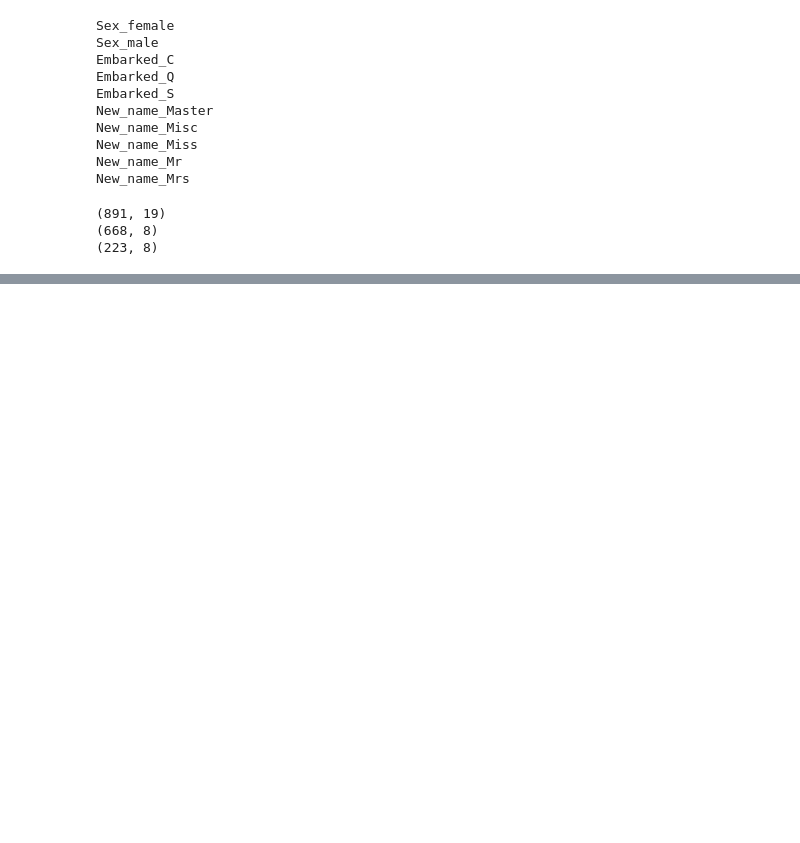
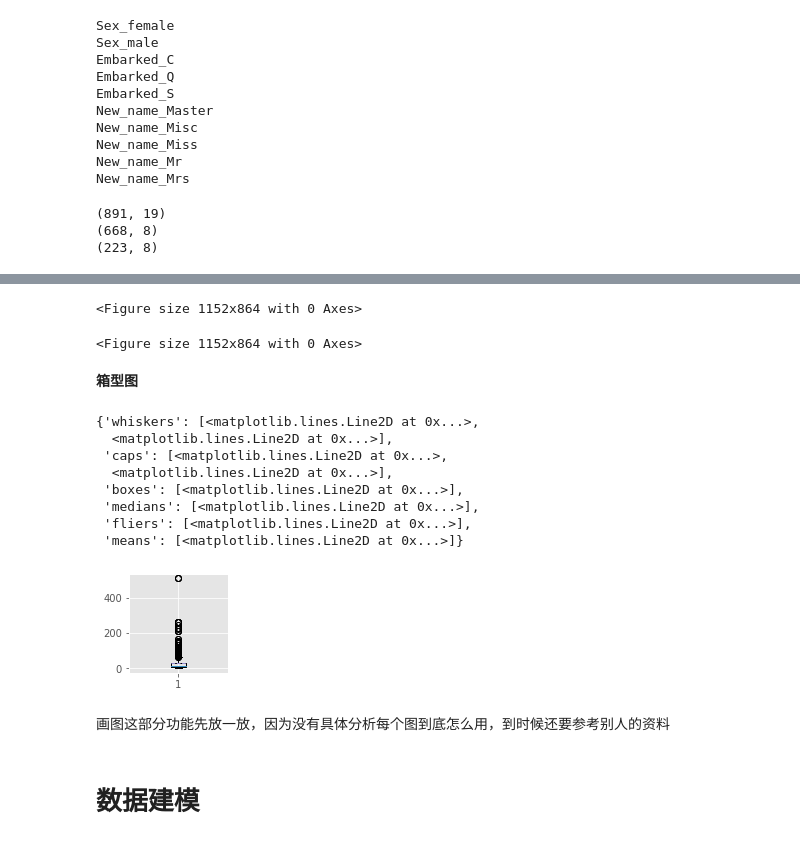
Before and after one commit to Miki123-gif/Competition-Training, a Jupyter notebook: 1. Titanic数据预处理.ipynb, the cells around one changed output, grey strips where cells are left out. Saved outputs shown, nothing was run; the diff lists cells and outputs as text; code cells hidden in the pictures; blank space fills up the shorter version.

```diff
--- a/1. Titanic数据预处理.ipynb
+++ b/1. Titanic数据预处理.ipynb
@@ -469,0 +583,26 @@ print(cal_x_test.shape)
+# %%
+mpl.style.use('ggplot')
+# %%
+plt.figure(figsize=[16,12])
+# %% [output]
+<Figure size 1152x864 with 0 Axes>
+<Figure size 1152x864 with 0 Axes>
+# %% [markdown]
+**箱型图**
+# %%
+plt.subplot(231)
+plt.boxplot(x=train['Fare'], showmeans = True, meanline = True)
+# %% [output]
+{'whiskers': [<matplotlib.lines.Line2D at 0x...>,
+  <matplotlib.lines.Line2D at 0x...>],
+ 'caps': [<matplotlib.lines.Line2D at 0x...>,
+  <matplotlib.lines.Line2D at 0x...>],
+ 'boxes': [<matplotlib.lines.Line2D at 0x...>],
+ 'medians': [<matplotlib.lines.Line2D at 0x...>],
+ 'fliers': [<matplotlib.lines.Line2D at 0x...>],
+ 'means': [<matplotlib.lines.Line2D at 0x...>]}
+[figure, added]
+# %% [markdown]
+画图这部分功能先放一放，因为没有具体分析每个图到底怎么用，到时候还要参考别人的资料
+# %% [markdown]
+# 数据建模
```
Also changed, not shown: parts of 22 cells of this notebook.
